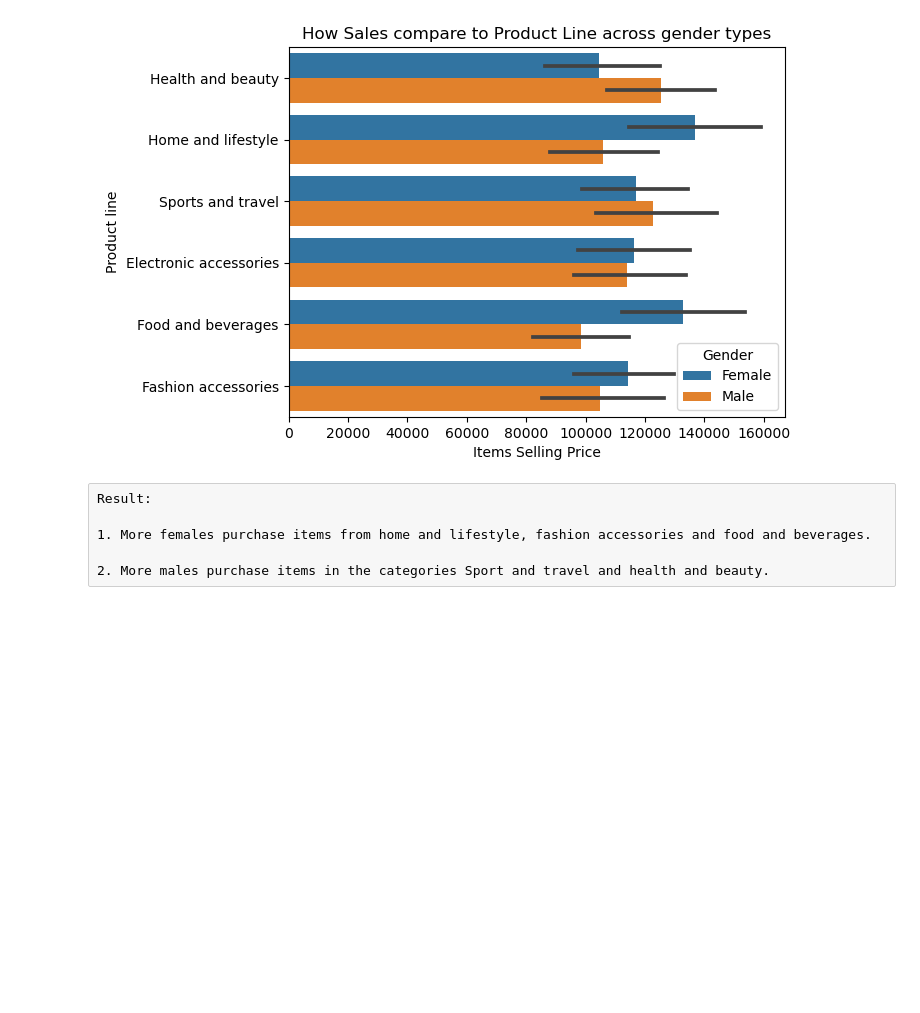
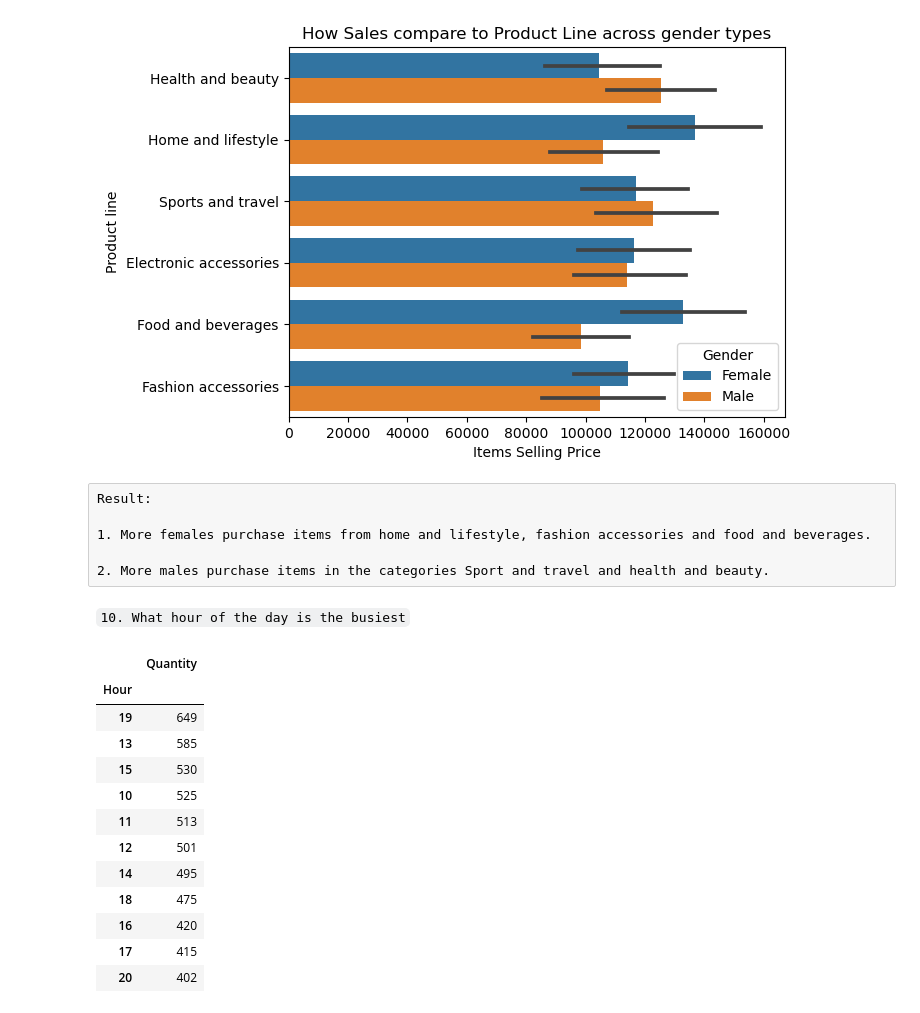
Before and after one commit to Abednego-py/SuperMarket-Data-Analysis, a Jupyter notebook: Supermarket Market Data Analysis.ipynb, the cells around one changed output. Drawn from its saved outputs; the diff is of its cells as text; code cells hidden in the pictures; blank space fills up the shorter version.

```diff
--- a/Supermarket Market Data Analysis.ipynb
+++ b/Supermarket Market Data Analysis.ipynb
@@ -669,3 +669,5 @@ Result:
 1. More females purchase items from home and lifestyle, fashion accessories and food and beverages.
 
 2. More males purchase items in the categories Sport and travel and health and beauty.
+# %% [markdown]
+`10. What hour of the day is the busiest`
@@ -671,0 +676,18 @@ Result:
+# %%
+df_sales_by_hr = comb_df.groupby('Hour')[['Quantity']].sum().sort_values(by="Quantity", ascending=False)
+# %%
+df_sales_by_hr
+# %% [output]
+|  | Quantity |
+| Hour |  |
+| 19 | 649 |
+| 13 | 585 |
+| 15 | 530 |
+| 10 | 525 |
+| 11 | 513 |
+| 12 | 501 |
+| 14 | 495 |
+| 18 | 475 |
+| 16 | 420 |
+| 17 | 415 |
+| 20 | 402 |
```
Also changed, not shown: parts of 8 cells of this notebook, 1 other file.
